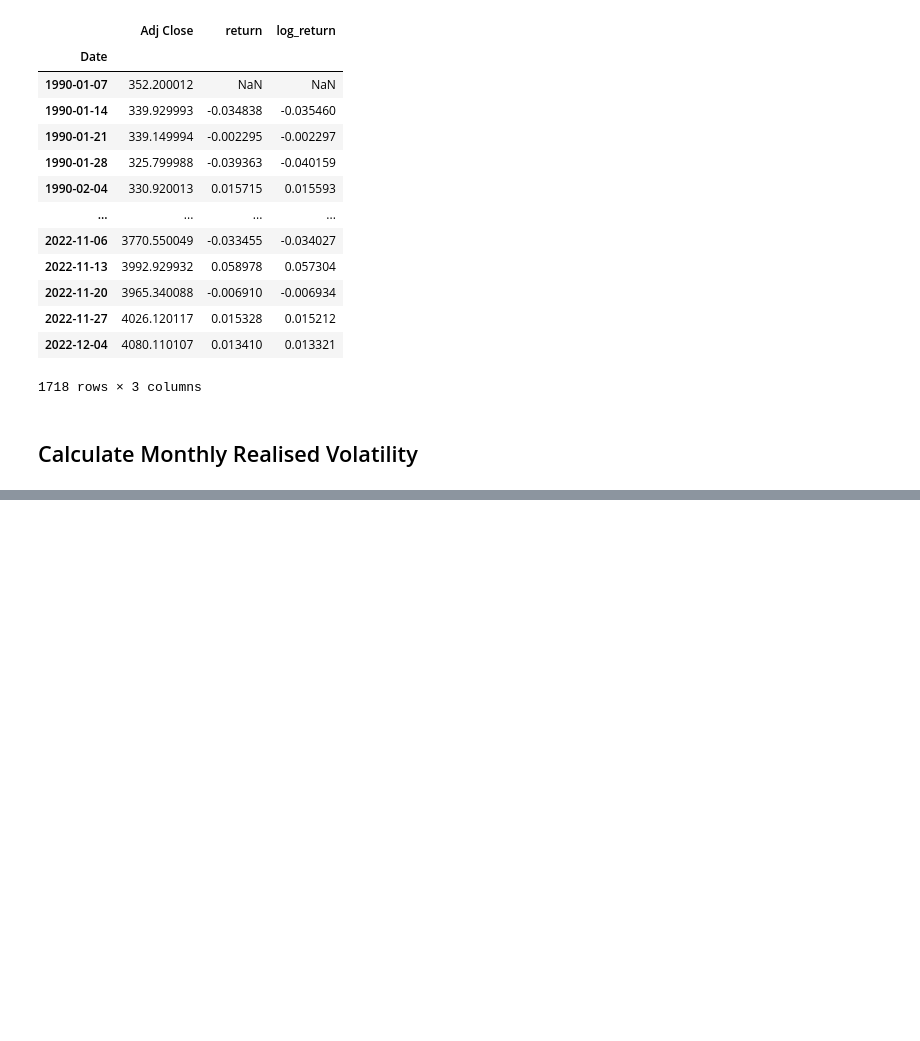
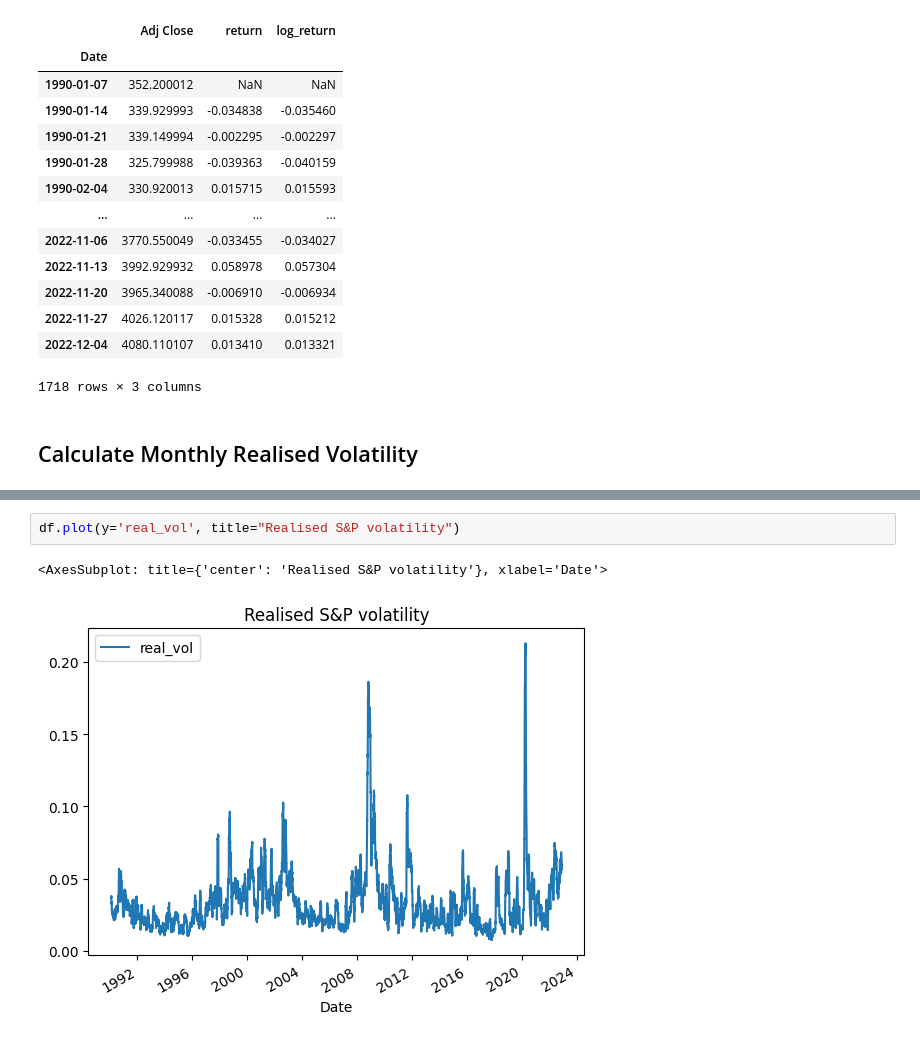
Before and after one commit to anastasiosyal/quantowl, a Jupyter notebook: autocorrelation/main.ipynb, the cells around one changed output, grey strips where cells are left out. Drawn from its saved outputs; the diff is of its cells as text; blank space fills up the shorter version.

```diff
--- a/autocorrelation/main.ipynb
+++ b/autocorrelation/main.ipynb
@@ -74 +96,6 @@ df
+# %%
+df.plot(y='real_vol', title="Realised S&P volatility")
+# %% [output]
+<AxesSubplot: title={'center': 'Realised S&P volatility'}, xlabel='Date'>
+[figure, added]
 # %%
```
Also changed, not shown: parts of 7 cells of this notebook.
